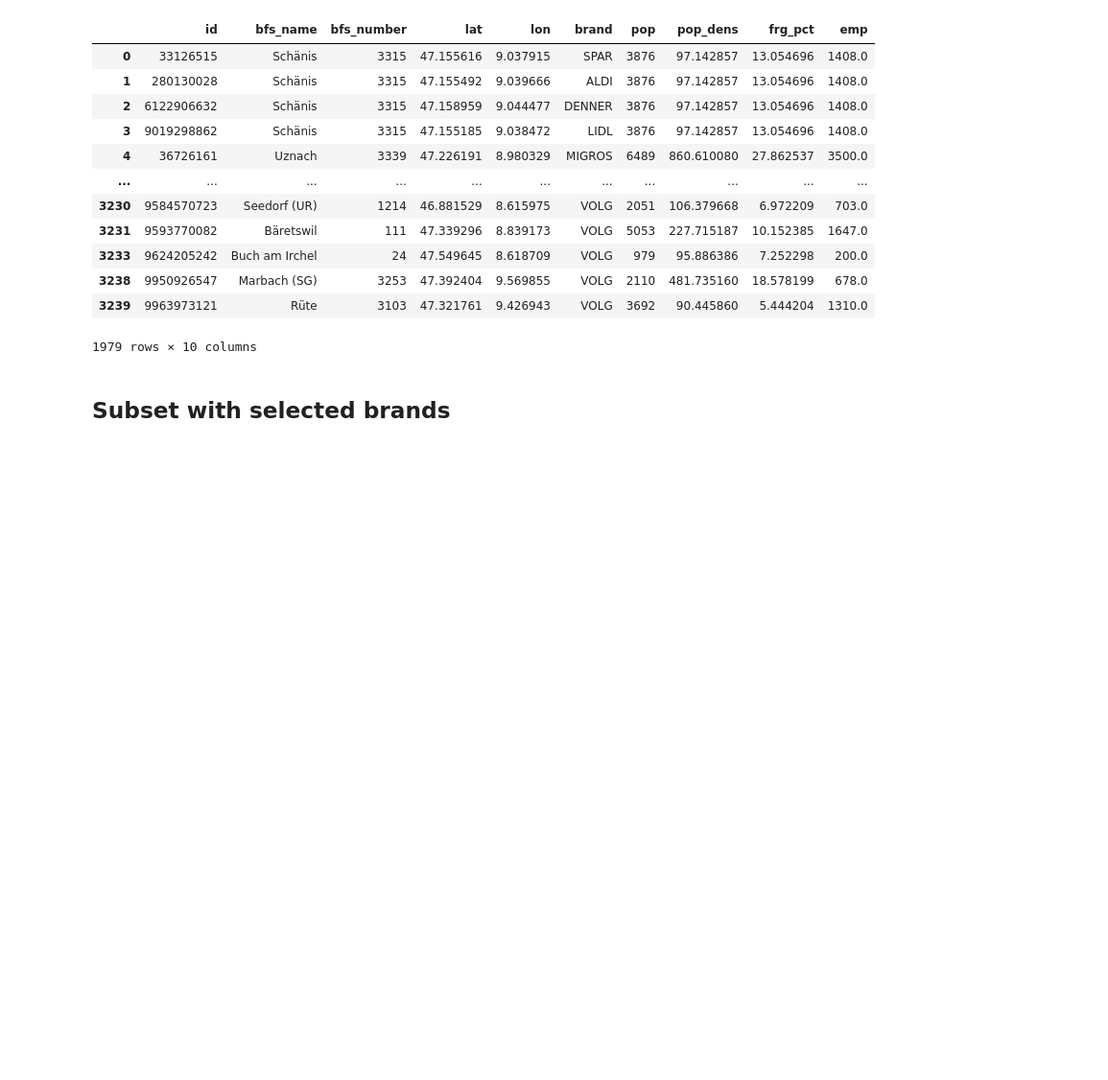
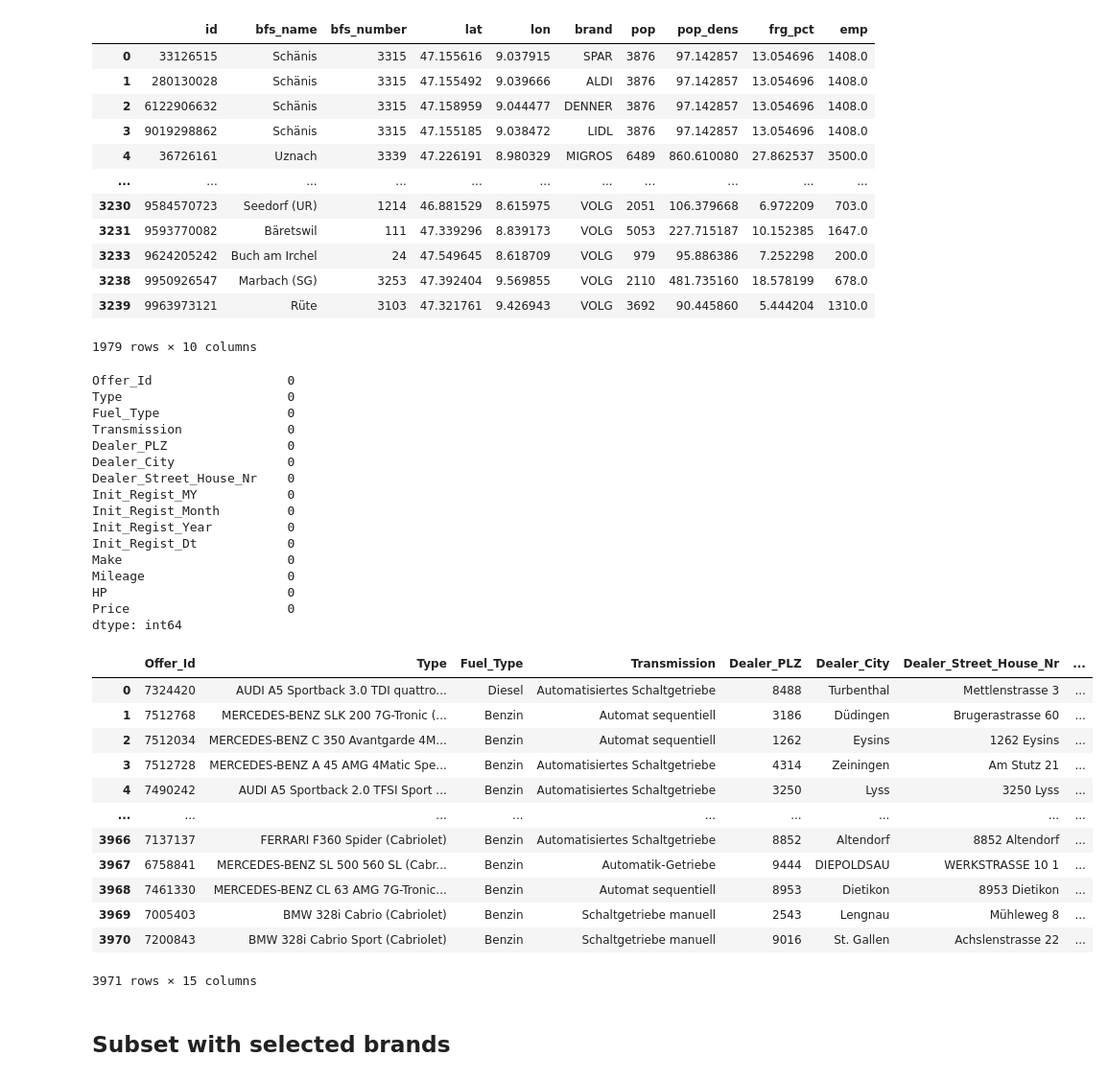
Before and after one commit to mrohner002/python_machine_learning_basics, a Jupyter notebook: CART_RandomForest/classification_tree_random_forest_supermarket_data.ipynb, the cells around one changed output. Shown at 96% size. Cells and saved outputs as stored; diff of their text form; code cells hidden in the pictures; blank space fills up the shorter version.

```diff
--- a/CART_RandomForest/classification_tree_random_forest_supermarket_data.ipynb
+++ b/CART_RandomForest/classification_tree_random_forest_supermarket_data.ipynb
@@ -63,3 +63,34 @@ df_supermarkets_orig.head(5)
 | 2 | 6122906632 | Schänis | 3315 | 47.158959 | 9.044477 | DENNER | 3876 | 97.142857 | 13.054696 | 1408.0 |
 | 3 | 9019298862 | Schänis | 3315 | 47.155185 | 9.038472 | LIDL | 3876 | 97.142857 | 13.054696 | 1408.0 |
 | 4 | 36726161 | Uznach | 3339 | 47.226191 | 8.980329 | MIGROS | 6489 | 860.610080 | 27.862537 | 3500.0 |
+# %%
+# Import car data
+# Read and select variables
+columns = ['Offer_Id',
+            'Type',
+            'Fuel_Type',
+            'Transmission',
+            'Dealer_PLZ',
+            'Dealer_City',
+            'Dealer_Street_House_Nr',
+            'Init_Regist_MY',
+            'Init_Regist_Month',
+            'Init_Regist_Year',
+            'Init_Regist_Dt',
+            'Make',
+            'Mileage',
+            'HP',
+            'Price',
+          ]
+df_car_orig = pd.read_csv("/workspaces/python_machine_learning_basics/CART_RandomForest/Data/autoscout24_data_enriched_cleaned.csv",
+                                   sep=",",
+                                   encoding="utf-8")[columns]
+
+# Number of rows and columns
+print(df_car_orig.shape)
+
+# Brand to upper case letters
+df_car_orig['Make'] = df_car_orig['Make'].str.upper()
+
+# First records
+df_car_orig.head(5)
@@ -97,6 +136,43 @@ dtype: int64
 | 3238 | 9950926547 | Marbach (SG) | 3253 | 47.392404 | 9.569855 | VOLG | 2110 | 481.735160 | 18.578199 | 678.0 |
 | 3239 | 9963973121 | Rüte | 3103 | 47.321761 | 9.426943 | VOLG | 3692 | 90.445860 | 5.444204 | 1310.0 |
 1979 rows × 10 columns
+# %%
+# Count missing values
+print(df_car_orig.isna().sum())
+
+# Remove missing values
+df_cars = df_car_orig.dropna()
+df_cars
+# %% [output]
+Offer_Id                  0
+Type                      0
+Fuel_Type                 0
+Transmission              0
+Dealer_PLZ                0
+Dealer_City               0
+Dealer_Street_House_Nr    0
+Init_Regist_MY            0
+Init_Regist_Month         0
+Init_Regist_Year          0
+Init_Regist_Dt            0
+Make                      0
+Mileage                   0
+HP                        0
+Price                     0
+dtype: int64
+|  | Offer_Id | Type | Fuel_Type | Transmission | Dealer_PLZ | Dealer_City | Dealer_Street_House_Nr | ... |
+| 0 | 7324420 | AUDI A5 Sportback 3.0 TDI quattro... | Diesel | Automatisiertes Schaltgetriebe | 8488 | Turbenthal | Mettlenstrasse 3 | ... |
+| 1 | 7512768 | MERCEDES-BENZ SLK 200 7G-Tronic (... | Benzin | Automat sequentiell | 3186 | Düdingen | Brugerastrasse 60 | ... |
+| 2 | 7512034 | MERCEDES-BENZ C 350 Avantgarde 4M... | Benzin | Automat sequentiell | 1262 | Eysins | 1262 Eysins | ... |
+| 3 | 7512728 | MERCEDES-BENZ A 45 AMG 4Matic Spe... | Benzin | Automatisiertes Schaltgetriebe | 4314 | Zeiningen | Am Stutz 21 | ... |
+| 4 | 7490242 | AUDI A5 Sportback 2.0 TFSI Sport ... | Benzin | Automatisiertes Schaltgetriebe | 3250 | Lyss | 3250 Lyss | ... |
+| ... | ... | ... | ... | ... | ... | ... | ... | ... |
+| 3966 | 7137137 | FERRARI F360 Spider (Cabriolet) | Benzin | Automatisiertes Schaltgetriebe | 8852 | Altendorf | 8852 Altendorf | ... |
+| 3967 | 6758841 | MERCEDES-BENZ SL 500 560 SL (Cabr... | Benzin | Automatik-Getriebe | 9444 | DIEPOLDSAU | WERKSTRASSE 10 1 | ... |
+| 3968 | 7461330 | MERCEDES-BENZ CL 63 AMG 7G-Tronic... | Benzin | Automat sequentiell | 8953 | Dietikon | 8953 Dietikon | ... |
+| 3969 | 7005403 | BMW 328i Cabrio (Cabriolet) | Benzin | Schaltgetriebe manuell | 2543 | Lengnau | Mühleweg 8 | ... |
+| 3970 | 7200843 | BMW 328i Cabrio Sport (Cabriolet) | Benzin | Schaltgetriebe manuell | 9016 | St. Gallen | Achslenstrasse 22 | ... |
+3971 rows × 15 columns
 # %% [markdown]
 ## Subset with selected brands
 # %%
```
Also changed, not shown: parts of 14 cells of this notebook.
